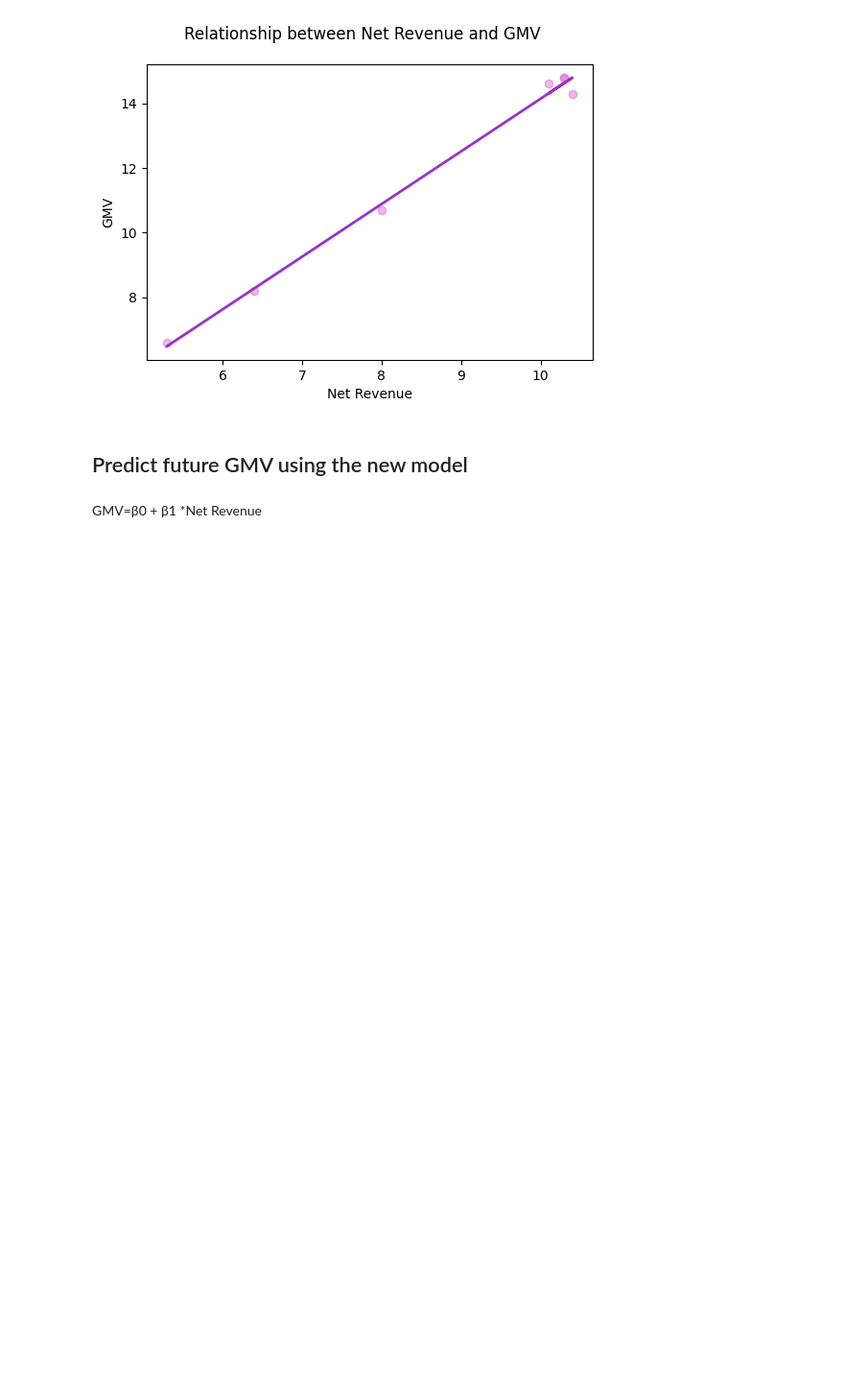
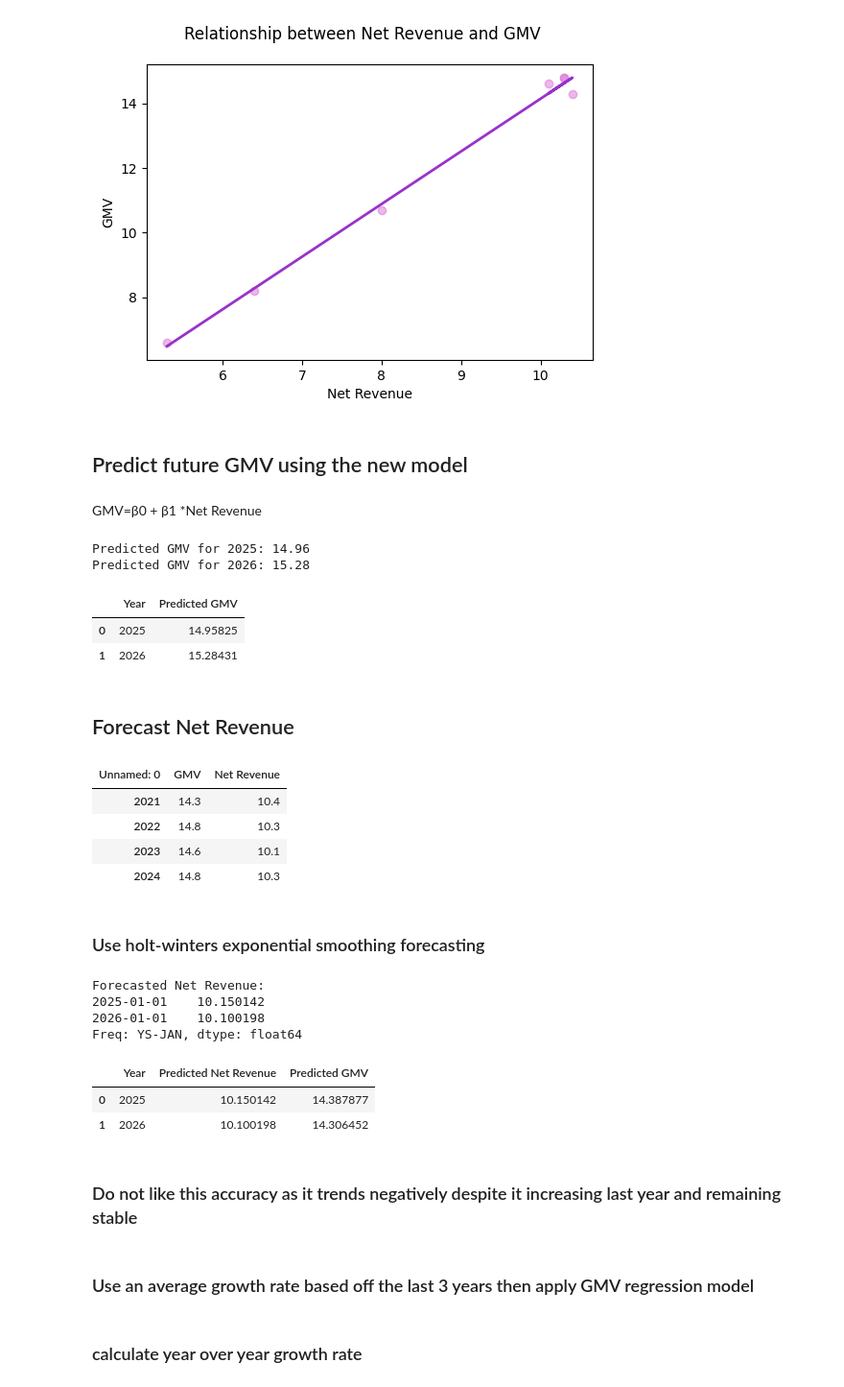
Before and after one commit to RealMattMurdoch/shop_extract_cleaning, a Jupyter notebook: regression.ipynb, the cells around one changed output. Shown: that part at 96% size. Cells and saved outputs as stored; diff of their text form; code cells hidden in the pictures; blank space fills up the shorter version.

```diff
--- a/regression.ipynb
+++ b/regression.ipynb
@@ -136,0 +156,33 @@ GMV=β0 + β1 *Net Revenue
+# %%
+# Print the predictions
+for year, gmv in predictions.items():
+    print(f"Predicted GMV for {year}: {gmv:.2f}")
+# %% [output]
+Predicted GMV for 2025: 14.96
+Predicted GMV for 2026: 15.28
+# %%
+# Display a DataFrame for predictions
+predictions_df = pd.DataFrame(list(predictions.items()), columns=['Year', 'Predicted GMV'])
+predictions_df
+# %% [output]
+|  | Year | Predicted GMV |
+| 0 | 2025 | 14.95825 |
+| 1 | 2026 | 15.28431 |
+# %% [markdown]
+## Forecast Net Revenue
+# %%
+# create new DataFrame
+df_rev_f = df.copy()
+# convert index to strings so we can actually remove some year rows
+df_rev_f.index.astype(str)
+# concentrating on 2021 onwards for data forecasting accuracy
+df_rev_f.drop(index=["2018", "2019", "2020"], inplace=True)
+df_rev_f
+# %% [output]
+| Unnamed: 0 | GMV | Net Revenue |
+| 2021 | 14.3 | 10.4 |
+| 2022 | 14.8 | 10.3 |
+| 2023 | 14.6 | 10.1 |
+| 2024 | 14.8 | 10.3 |
+# %% [markdown]
+### Use holt-winters exponential smoothing forecasting
@@ -136,0 +192,10 @@ GMV=β0 + β1 *Net Revenue
+# %%
+# Forecast Net Revenue for 2025 and 2026
+forecast_net_revenue = fit.forecast(steps=2)
+print("Forecasted Net Revenue:")
+print(forecast_net_revenue)
+# %% [output]
+Forecasted Net Revenue:
+2025-01-01    10.150142
+2026-01-01    10.100198
+Freq: YS-JAN, dtype: float64
@@ -136,0 +213,16 @@ GMV=β0 + β1 *Net Revenue
+# %%
+# Create a DataFrame for the predictions
+rev_predictions_df = pd.DataFrame({
+    'Year': years,
+    'Predicted Net Revenue': predicted_net_revenue,
+    'Predicted GMV': predicted_gmv
+})
+rev_predictions_df
+# %% [output]
+|  | Year | Predicted Net Revenue | Predicted GMV |
+| 0 | 2025 | 10.150142 | 14.387877 |
+| 1 | 2026 | 10.100198 | 14.306452 |
+# %% [markdown]
+### Do not like this accuracy as it trends negatively despite it increasing last year and remaining stable
+# %% [markdown]
+### Use an average growth rate based off the last 3 years then apply GMV regression model
@@ -136,0 +233,2 @@ GMV=β0 + β1 *Net Revenue
+# %% [markdown]
+### calculate year over year growth rate
```
Also changed, not shown: parts of 12 cells of this notebook.
